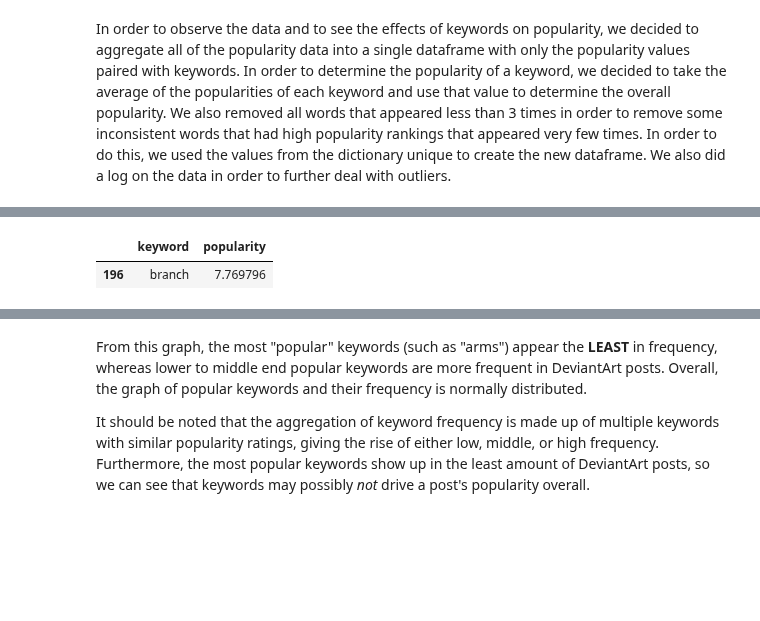
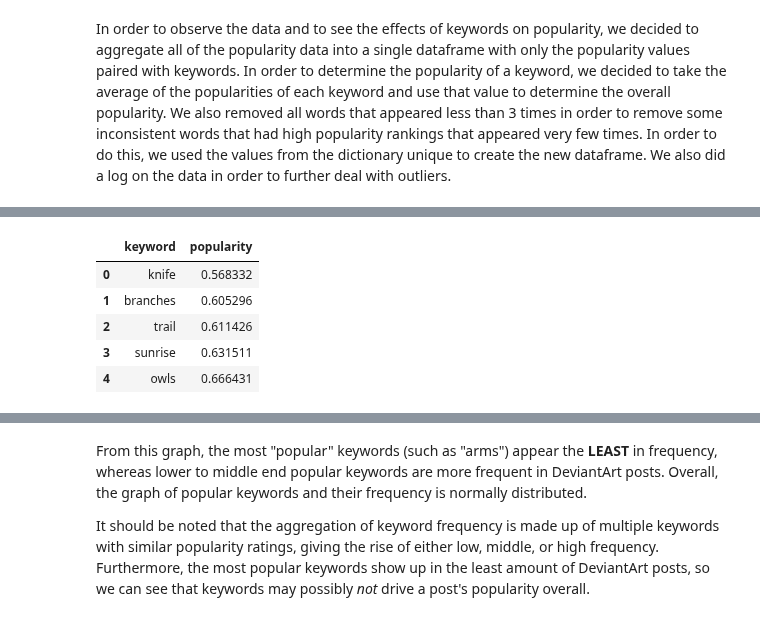
Before and after one commit to nuageux/Caption-to-Popularity, a Jupyter notebook: EDACheckpoint_group3.ipynb, the cells around one changed output, grey strips where cells are left out. Drawn from its saved outputs; the diff is of its cells as text; code cells hidden in the pictures; blank space fills up the shorter version.

```diff
--- a/EDACheckpoint_group3.ipynb
+++ b/EDACheckpoint_group3.ipynb
@@ -385,22 +379,28 @@ sorted_keyword_pop.head(40)
 # %%
 words = []
 pop_val = []
 sums = 0.0
 for word in unique:
     words.append(word)
     for values in unique[word]:
         sums += values[1]
     # add only if appears more than 3 times
     if (len(unique[word]) > 2):
         pop_val.append(sums/(len(unique[word])))
     sums = 0.0
 keyword_pop = pd.DataFrame(list(zip(words, pop_val)))
 keyword_pop.columns = ['keyword', 'popularity']
 keyword_pop = keyword_pop.sort_values('popularity').reset_index(drop=True)
 keyword_pop.loc[keyword_pop['keyword'] == 'branch']
+
+keyword_pop.head()
 # %% [output]
 |  | keyword | popularity |
-| 196 | branch | 7.769796 |
+| 0 | knife | 0.568332 |
+| 1 | branches | 0.605296 |
+| 2 | trail | 0.611426 |
+| 3 | sunrise | 0.631511 |
+| 4 | owls | 0.666431 |
 # %%
 log_series = np.log(keyword_pop.popularity)
 popularity_graph = sns.histplot(log_series)
```
Also changed, not shown: parts of 10 cells of this notebook.
